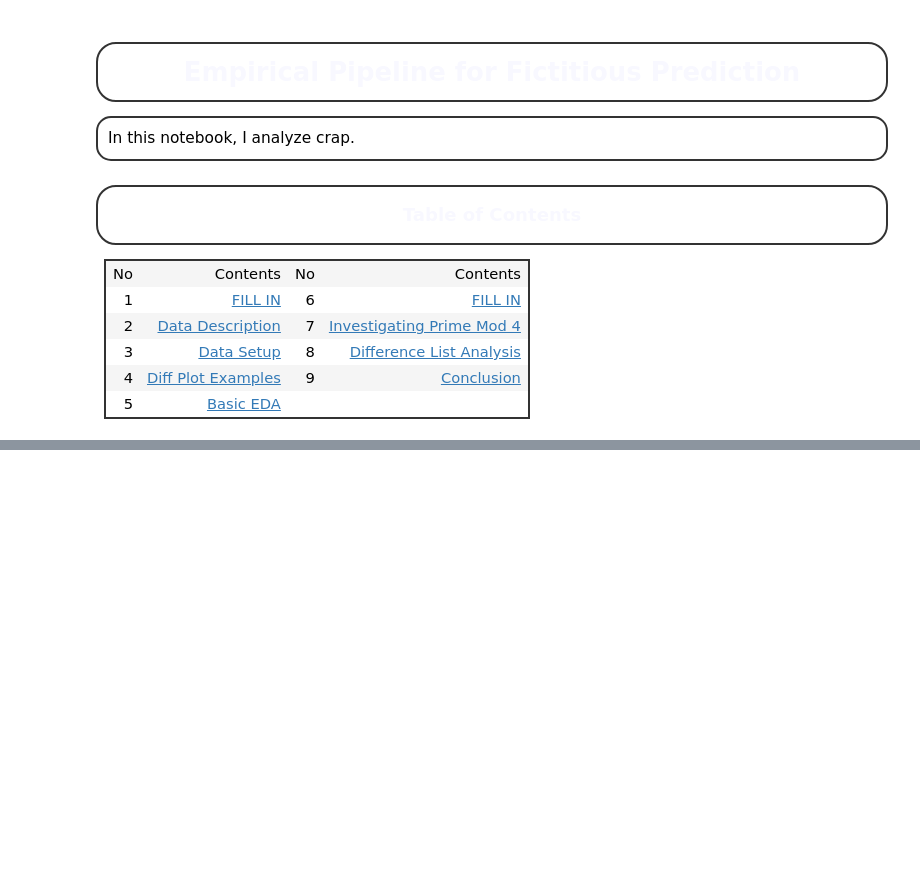
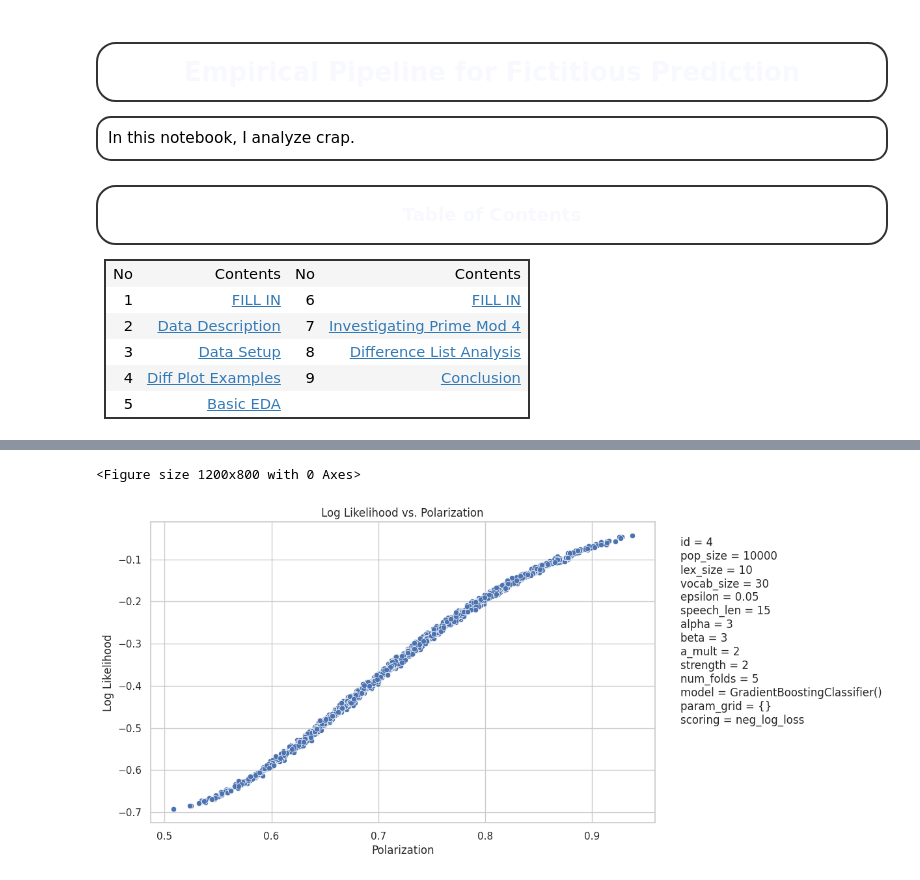
Before and after one commit to jcheigh/fictitious-prediction, a Jupyter notebook: src/analysis.ipynb, the cells around one changed output, grey strips where cells are left out. Saved outputs shown, nothing was run; the diff lists cells and outputs as text; code cells hidden in the pictures; blank space fills up the shorter version.

```diff
--- a/src/analysis.ipynb
+++ b/src/analysis.ipynb
@@ -208,0 +139,5 @@ plot(data)
+# %%
+plot(bce_large)
+# %% [output]
+<Figure size 1200x800 with 0 Axes>
+[figure, added]
```
Also changed, not shown: parts of 18 cells of this notebook, 7 other files.
